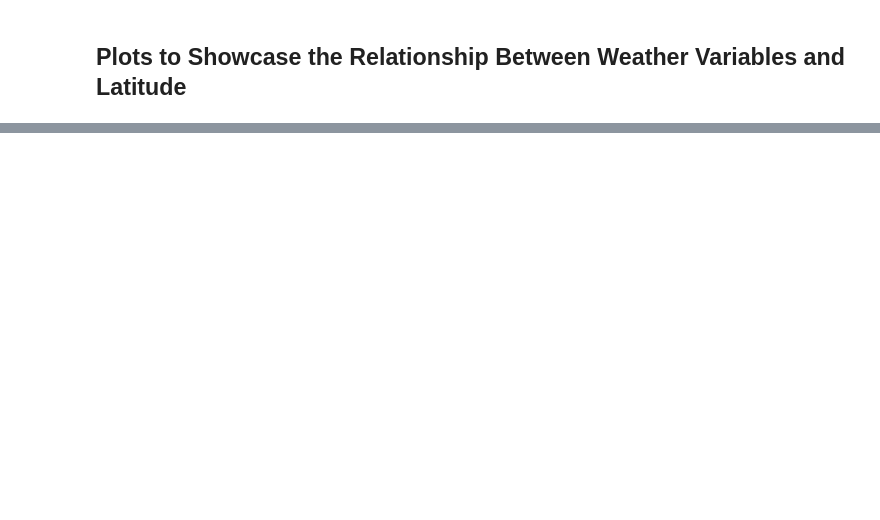
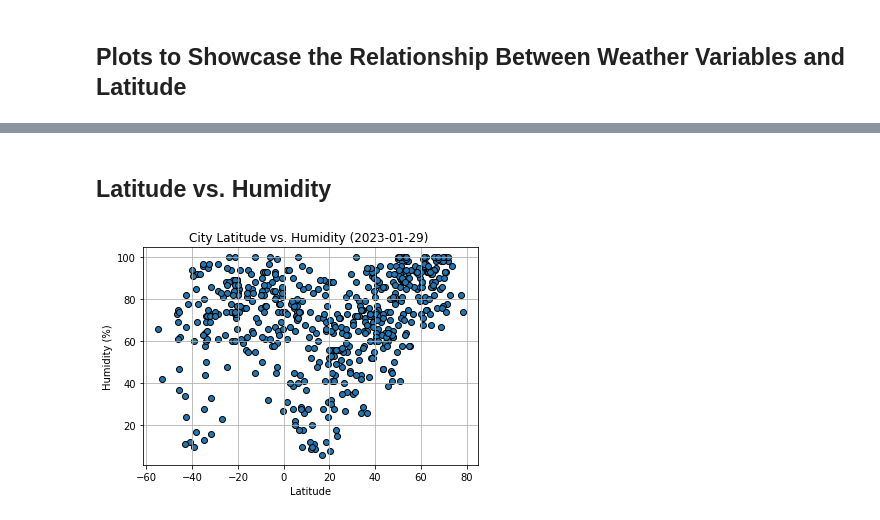
Before and after one commit to latoyawenzinger/Python-API-Challenge, a Jupyter notebook: WeatherPy/WeatherPy.ipynb, the cells around one changed output, grey strips where cells are left out. Cells and saved outputs as stored; diff of their text form; code cells hidden in the pictures; blank space fills up the shorter version.

```diff
--- a/WeatherPy/WeatherPy.ipynb
+++ b/WeatherPy/WeatherPy.ipynb
@@ -158,0 +193,16 @@ city_data_df.head()
+# %% [markdown]
+## Latitude vs. Humidity
+# %%
+#build scatter plot
+y_values = city_data_df["Humidity"]
+plt.scatter(x_values, y_values, linewidth=1, marker="o", edgecolors="black")
+plt.title(f"City Latitude vs. Humidity (%s) " % time.strftime("%Y-%m-%d"))
+plt.ylabel("Humidity (%)")
+plt.xlabel("Latitude")
+
+#incorporate other graph properties
+plt.grid()
+plt.savefig("output_data/Fig2.png")
+plt.show()
+# %% [output]
+[figure, added]
```
Also changed, not shown: parts of 20 cells of this notebook, 5 other files.
